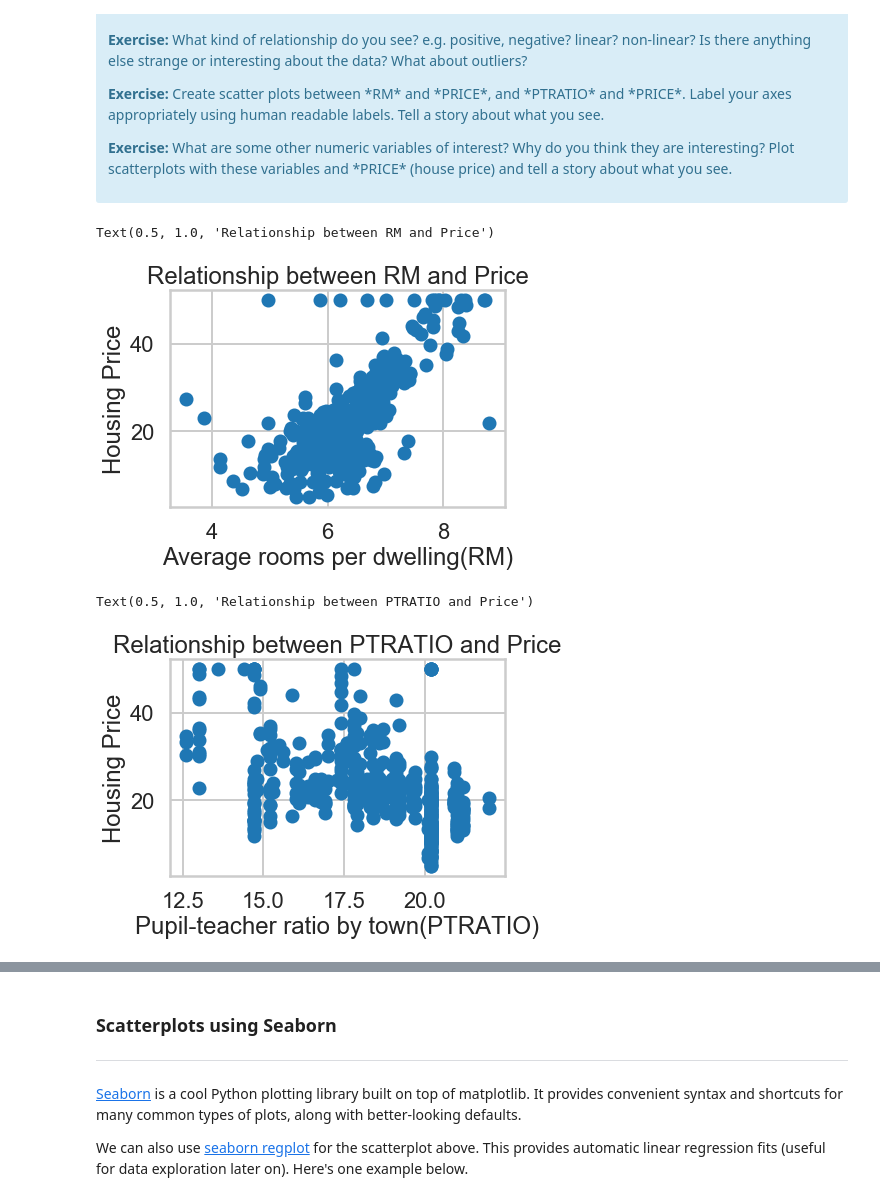
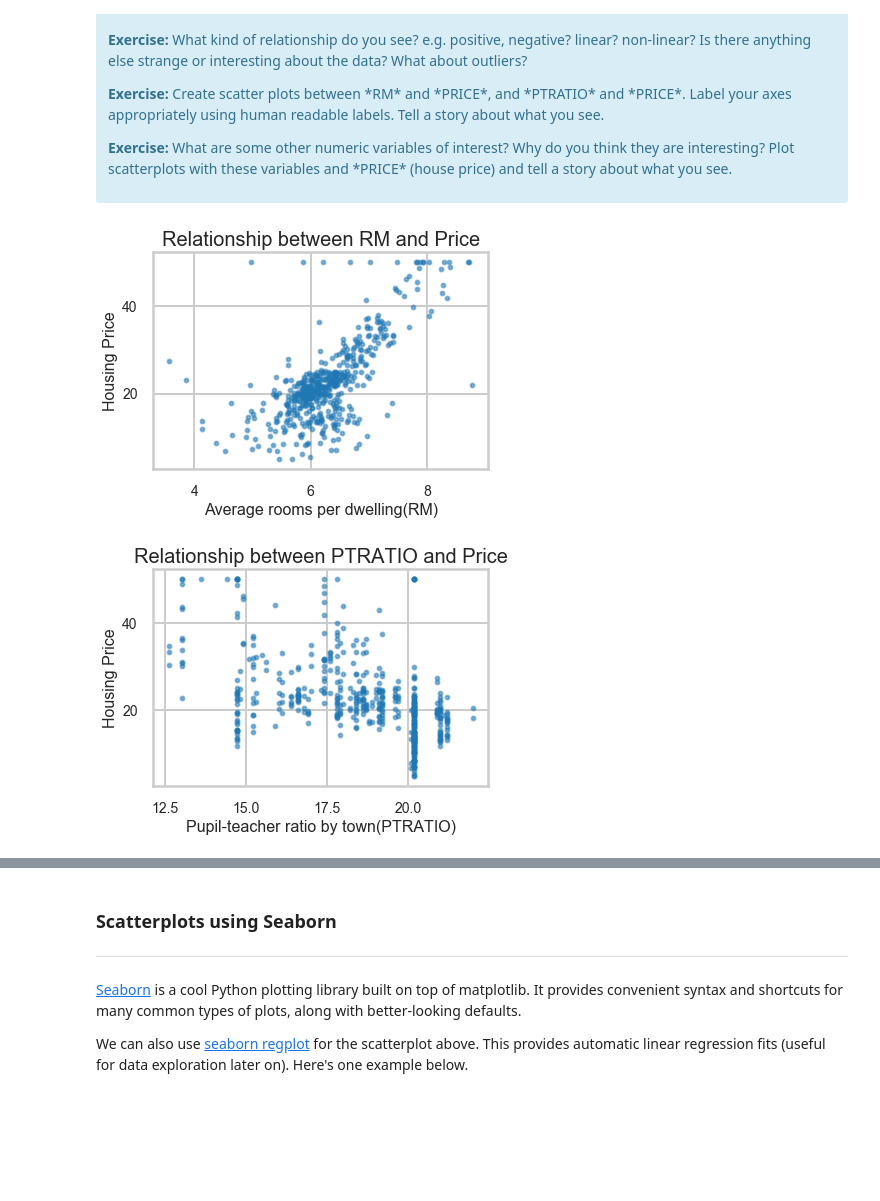
Before and after one commit to ProfAnshul/Linear_regression_Boston-Housing-dataset, a Jupyter notebook: Mini_Project_Linear_Regression.ipynb, the cells around one changed output, grey strips where cells are left out. Cells and saved outputs as stored; diff of their text form; code cells hidden in the pictures; blank space fills up the shorter version.

```diff
--- a/Mini_Project_Linear_Regression.ipynb
+++ b/Mini_Project_Linear_Regression.ipynb
@@ -285,11 +288,14 @@ Text(0.5, 1.0, 'Relationship between CRIM and Price')
 # %%
-# your turn: scatter plot between *RM* and *PRICE*
-plt.scatter(bos.RM, bos.PRICE)
+# Scatter plot between *RM* and *PRICE*
 
-plt.xlabel("Average rooms per dwelling(RM)")
-plt.ylabel("Housing Price")
-plt.title("Relationship between RM and Price")
+plt.scatter(bos.RM, bos.PRICE,s=15,alpha=0.5)
+
+plt.xlabel("Average rooms per dwelling(RM)",fontsize = 16)
+plt.ylabel("Housing Price",fontsize = 16)
+plt.title("Relationship between RM and Price",fontsize = 20)
+plt.xticks(fontsize=14)
+plt.yticks(fontsize=14)
+plt.show()
 # %% [output]
-Text(0.5, 1.0, 'Relationship between RM and Price')
-[figure, old version]
+[figure, new version]
 # %%
@@ -299,12 +306,14 @@ Text(0.5, 1.0, 'Relationship between RM and Price')
 # %%
 # scatter plot between *PTRATIO* and *PRICE*
 
-plt.scatter(bos.PTRATIO, bos.PRICE)
+plt.scatter(bos.PTRATIO, bos.PRICE,s=15,alpha=0.5)
 
-plt.xlabel("Pupil-teacher ratio by town(PTRATIO)")
-plt.ylabel("Housing Price")
-plt.title("Relationship between PTRATIO and Price")
+plt.xlabel("Pupil-teacher ratio by town(PTRATIO)",fontsize = 16)
+plt.ylabel("Housing Price",fontsize = 16)
+plt.title("Relationship between PTRATIO and Price",fontsize = 20)
+plt.xticks(fontsize=14)
+plt.yticks(fontsize=14)
+plt.show()
 # %% [output]
-Text(0.5, 1.0, 'Relationship between PTRATIO and Price')
-[figure, old version]
+[figure, new version]
 # %%
```
Also changed, not shown: parts of 58 cells of this notebook.
